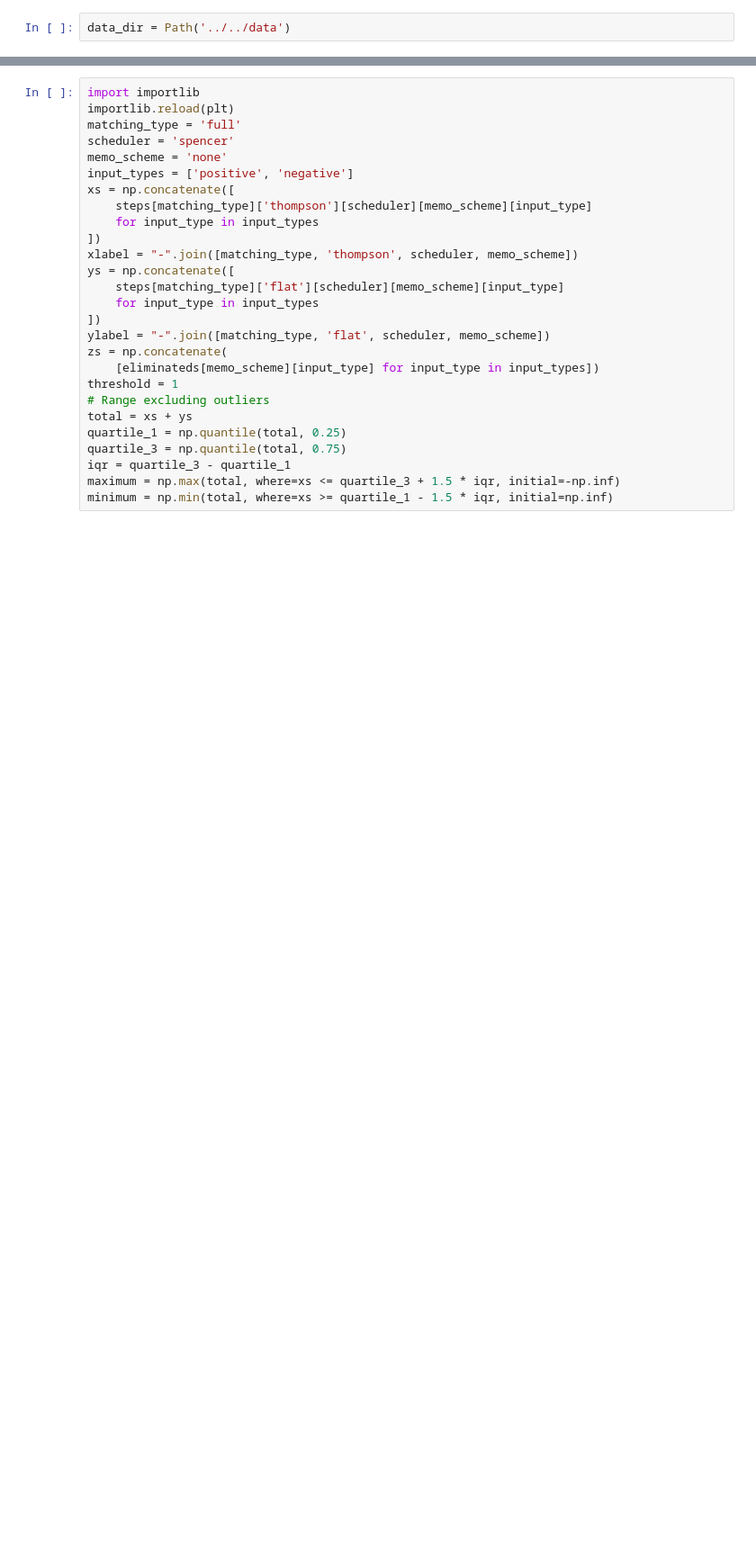
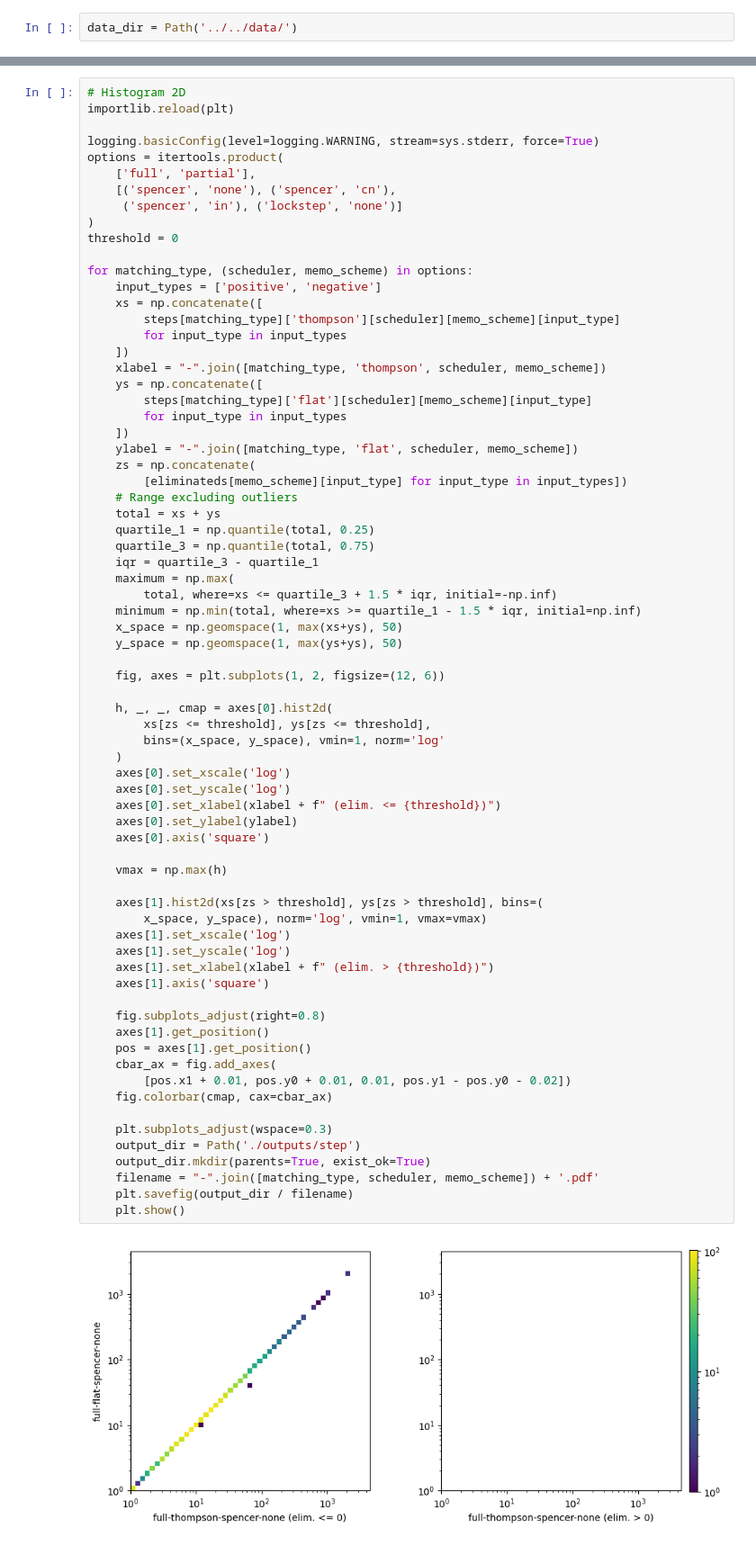
Before and after one commit to bkmwatling/BRU, a Jupyter notebook: benchmark/notebooks/figures/step_plot.ipynb, the cells around one changed output, grey strips where cells are left out. Shown at 90% size. Saved outputs shown, nothing was run; the diff lists cells and outputs as text; blank space fills up the shorter version.

```diff
--- a/benchmark/notebooks/figures/step_plot.ipynb
+++ b/benchmark/notebooks/figures/step_plot.ipynb
@@ -13,4 +13,4 @@ import utils  # noqa: E402
 # %%
-data_dir = Path('../../data')
+data_dir = Path('../../data/')
 # %%
 importlib.reload(utils)
@@ -49,27 +49,73 @@ DEBUG:root:Loading negative steps from ../../data/step/all-partial-flat-lockstep
 # %%
-import importlib
+# Histogram 2D
 importlib.reload(plt)
-matching_type = 'full'
-scheduler = 'spencer'
-memo_scheme = 'none'
-input_types = ['positive', 'negative']
-xs = np.concatenate([
-    steps[matching_type]['thompson'][scheduler][memo_scheme][input_type]
-    for input_type in input_types
-])
-xlabel = "-".join([matching_type, 'thompson', scheduler, memo_scheme])
-ys = np.concatenate([
-    steps[matching_type]['flat'][scheduler][memo_scheme][input_type]
-    for input_type in input_types
-])
-ylabel = "-".join([matching_type, 'flat', scheduler, memo_scheme])
-zs = np.concatenate(
-    [eliminateds[memo_scheme][input_type] for input_type in input_types])
-threshold = 1
-# Range excluding outliers
-total = xs + ys
-quartile_1 = np.quantile(total, 0.25)
-quartile_3 = np.quantile(total, 0.75)
-iqr = quartile_3 - quartile_1
-maximum = np.max(total, where=xs <= quartile_3 + 1.5 * iqr, initial=-np.inf)
-minimum = np.min(total, where=xs >= quartile_1 - 1.5 * iqr, initial=np.inf)
+
+logging.basicConfig(level=logging.WARNING, stream=sys.stderr, force=True)
+options = itertools.product(
+    ['full', 'partial'],
+    [('spencer', 'none'), ('spencer', 'cn'),
+     ('spencer', 'in'), ('lockstep', 'none')]
+)
+threshold = 0
+
+for matching_type, (scheduler, memo_scheme) in options:
+    input_types = ['positive', 'negative']
+    xs = np.concatenate([
+        steps[matching_type]['thompson'][scheduler][memo_scheme][input_type]
+        for input_type in input_types
+    ])
+    xlabel = "-".join([matching_type, 'thompson', scheduler, memo_scheme])
+    ys = np.concatenate([
+        steps[matching_type]['flat'][scheduler][memo_scheme][input_type]
+        for input_type in input_types
+    ])
+    ylabel = "-".join([matching_type, 'flat', scheduler, memo_scheme])
+    zs = np.concatenate(
+        [eliminateds[memo_scheme][input_type] for input_type in input_types])
+    # Range excluding outliers
+    total = xs + ys
+    quartile_1 = np.quantile(total, 0.25)
+    quartile_3 = np.quantile(total, 0.75)
+    iqr = quartile_3 - quartile_1
+    maximum = np.max(
+        total, where=xs <= quartile_3 + 1.5 * iqr, initial=-np.inf)
+    minimum = np.min(total, where=xs >= quartile_1 - 1.5 * iqr, initial=np.inf)
+    x_space = np.geomspace(1, max(xs+ys), 50)
+    y_space = np.geomspace(1, max(ys+ys), 50)
+
+    fig, axes = plt.subplots(1, 2, figsize=(12, 6))
+
+    h, _, _, cmap = axes[0].hist2d(
+        xs[zs <= threshold], ys[zs <= threshold],
+        bins=(x_space, y_space), vmin=1, norm='log'
+    )
+    axes[0].set_xscale('log')
+    axes[0].set_yscale('log')
+    axes[0].set_xlabel(xlabel + f" (elim. <= {threshold})")
+    axes[0].set_ylabel(ylabel)
+    axes[0].axis('square')
+
+    vmax = np.max(h)
+
+    axes[1].hist2d(xs[zs > threshold], ys[zs > threshold], bins=(
+        x_space, y_space), norm='log', vmin=1, vmax=vmax)
+    axes[1].set_xscale('log')
+    axes[1].set_yscale('log')
+    axes[1].set_xlabel(xlabel + f" (elim. > {threshold})")
+    axes[1].axis('square')
+
+    fig.subplots_adjust(right=0.8)
+    axes[1].get_position()
+    pos = axes[1].get_position()
+    cbar_ax = fig.add_axes(
+        [pos.x1 + 0.01, pos.y0 + 0.01, 0.01, pos.y1 - pos.y0 - 0.02])
+    fig.colorbar(cmap, cax=cbar_ax)
+
+    plt.subplots_adjust(wspace=0.3)
+    output_dir = Path('./outputs/step')
+    output_dir.mkdir(parents=True, exist_ok=True)
+    filename = "-".join([matching_type, scheduler, memo_scheme]) + '.pdf'
+    plt.savefig(output_dir / filename)
+    plt.show()
+# %% [output]
+[figure, added]
```
Also changed, not shown: parts of 10 cells of this notebook, 29 other files.
